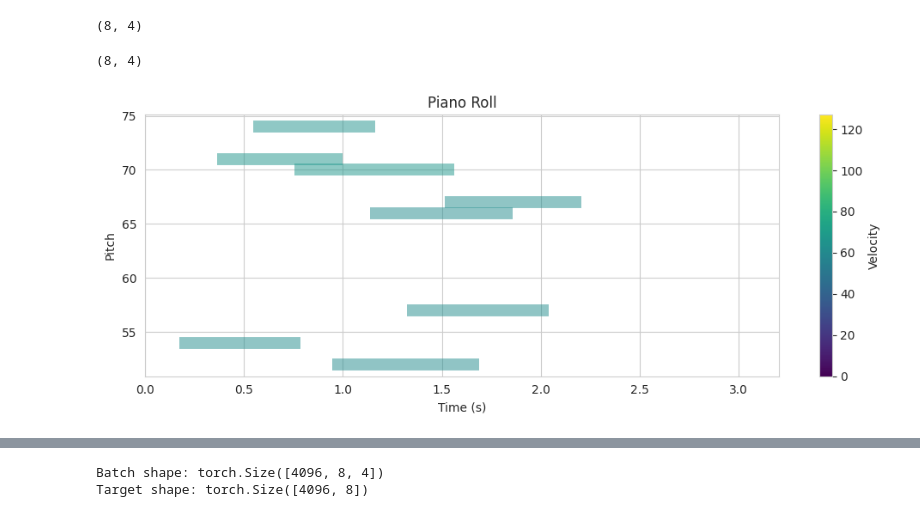
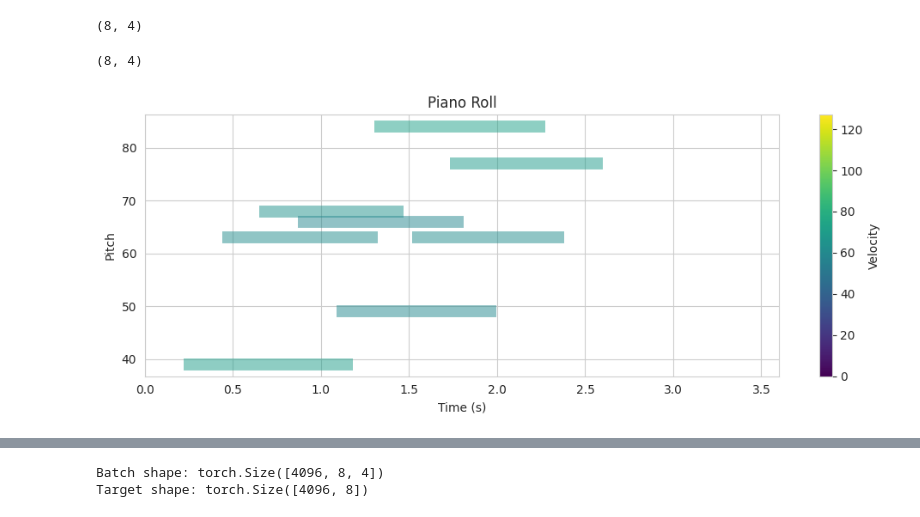
Before and after one commit to T04STER/MidiRepGen, a Jupyter notebook: tests_events.ipynb, the cells around one changed output, grey strips where cells are left out. Cells and saved outputs as stored; diff of their text form; code cells hidden in the pictures.

```diff
--- a/tests_events.ipynb
+++ b/tests_events.ipynb
@@ -374,48 +343,17 @@ note_events_to_pretty_midi(track_true, path="true.mid")
 # %%
 from matplotlib import cm
 from matplotlib import colors as mcolors
 import seaborn as sns
+
+from src.common.diagnostic.visualize_note_events import plot_piano_roll_from_note_events
 sns.set_style("whitegrid")
 
-def plot_piano_roll(note_array, figsize=(10, 4)):
-    if not isinstance(note_array, np.ndarray):
-        note_array = note_array.detach().cpu().numpy()
-
-    scaled_pitches = np.clip(note_array[:, 0], 0, 127).astype(np.int8)
-    velocities = np.clip(note_array[:, 1] * 127, 0, 127).astype(np.int8)
-    note_delta = note_array[:, 2]
-    note_start = np.cumsum(note_delta)
-    note_duration = note_array[:, 3]
-    note_end = note_start + note_duration
-
-    fig, ax = plt.subplots(figsize=figsize)
-
-    # Normalize velocities for colormap
-    norm = mcolors.Normalize(vmin=0, vmax=127)
-    cmap = cm.viridis
-    vel_color = cmap(norm(velocities))
-
-    for i in range(len(note_start)):
-        ax.hlines(scaled_pitches[i], note_start[i], note_end[i],
-                  colors=vel_color[i], linewidth=10, alpha=0.5)
-
-    # Add colorbar for velocity
-    sm = cm.ScalarMappable(cmap=cmap, norm=norm)
-    sm.set_array(velocities)
-    cbar = fig.colorbar(sm, ax=ax)
-    cbar.set_label('Velocity')
-
-    ax.set_xlim(0, np.max(note_end) + 1)
-    ax.set_xlabel('Time (s)')
-    ax.set_ylabel('Pitch')
-    ax.set_title('Piano Roll')
-    fig.tight_layout()
 
 noise = torch.randn(1, LATENT_DIM).cuda()
 eg_track = sampler(noise, 8, vae)
-plot_piano_roll(eg_track[0].detach().cpu().numpy())
+plot_piano_roll_from_note_events(eg_track[0].detach().cpu().numpy())
 note_events_to_pretty_midi(eg_track[0], path="eg_track.mid")
 # %% [output]
 (8, 4)
-[figure, old version]
+[figure, new version]
 # %%
```
Also changed, not shown: parts of 17 cells of this notebook, 18 other files.
